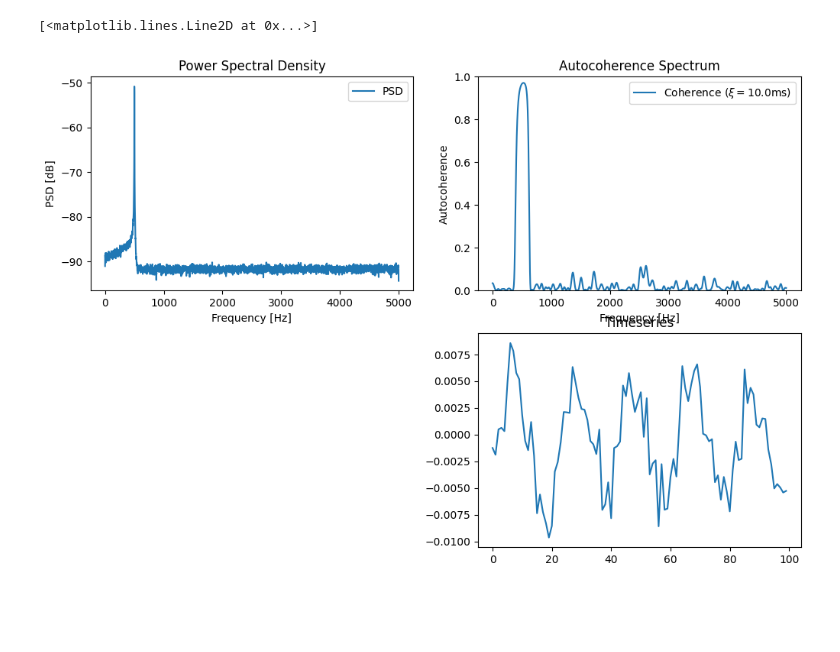
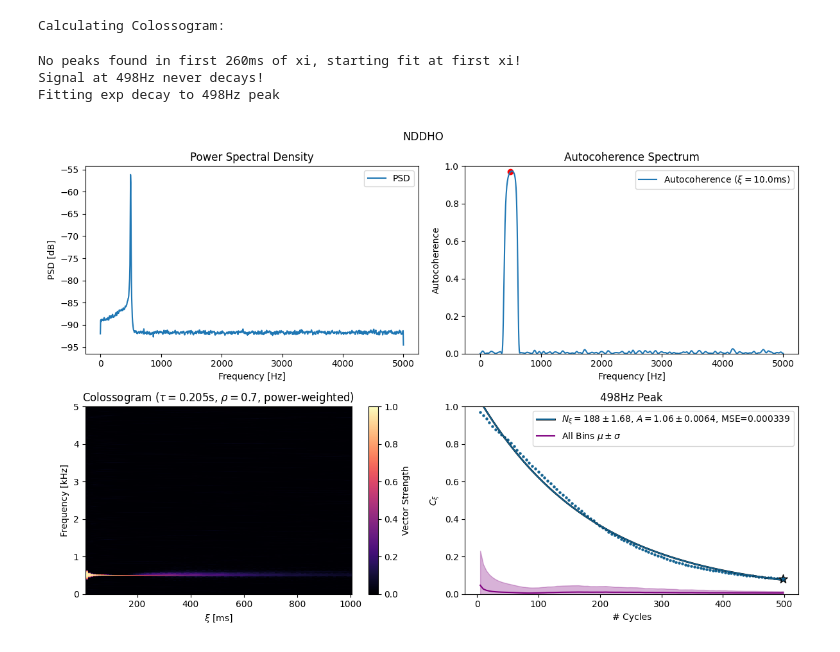
Before and after one commit to seththepeacock/phase_coherence, a Jupyter notebook: nddho_N_xi.ipynb, the cells around one changed output. Saved outputs shown, nothing was run; the diff lists cells and outputs as text; code cells hidden in the pictures; blank space fills up the shorter version.

Commit message:
finished chris nddho analysis

```diff
--- a/nddho_N_xi.ipynb
+++ b/nddho_N_xi.ipynb
@@ -3,17 +3,20 @@ import phaseco as pc
 import numpy as np
 import matplotlib.pyplot as plt
 import time
+%matplotlib widget
 fn = "Data/testV7gamma2.0.wf1.npz"
 fs= 10000  #
 loadData = np.load(fn)
 wf= loadData['arr_0']
+f0 = 500
 # %%
 "Initialize Plot"
 plt.figure(figsize=(12, 8))
+plt.clf()
 
 "Get Welch-averaged power spectral density"
 # --- Parameters ---
-tau = 2**13 # Length of each segment to FFT; power of two for max FFT performance
+tau = 2**11 # Length of each segment to FFT; power of two for max FFT performance
 hop = tau // 2 # How much to hop between adjacent segments; tau // 2 = 50% overlap between segments
 win = 'hann' # Hann window
 scaling = 'density' # Power spectral density scaling
@@ -59,45 +62,56 @@ ref_type = 'next_seg' # This means we reference the phase to the next segment AK
 xi = round(xi_s * fs)
 
 # Calculate coherence of waveform with itself
 f, acoh = pc.get_autocoherence(wf, fs, xi, pw, tau, hop=hop, win_meth=win_meth, ref_type=ref_type)
 
 # Plot
 plt.subplot(2, 2, 2)
 plt.title("Autocoherence Spectrum")
-plt.plot(f, acoh, label=rf'Coherence ($\xi={xi_s*1000:.1f}$ms)')
+plt.plot(f, acoh, label=rf'Autocoherence ($\xi={xi_s*1000:.1f}$ms)')
+# Get the frequency bin of interest and mark it
+f0_idx = np.argmin(np.abs(f-f0))
+plt.scatter(f[f0_idx], acoh[f0_idx], color='red')
 plt.ylim(0, 1)
 plt.xlabel("Frequency [Hz]")
 plt.ylabel("Autocoherence")
 plt.legend()
 
 
 "Get Colossogram"
 # This is a series of autocoherences, one for each xi value, showing how the coherence falls off with increasing reference distance
 
 # --- Parameters ---
 xis = {
     'xi_min_s' : 0.01,
     'xi_max_s' : 1.0,
     'delta_xi_s' : 0.01,
 }
 # the xis parameter can be dict like this to create evenly spaced array from xi_min to xi_max with step delta_xi (can be passed in samples or seconds)
 # ...or it can just be the array of desired xi values (in samples)
 
-# # Calculate colossogram
-# print("Calculating Colossogram:")
-# xis_s, f, colossogram = pc.get_colossogram(wf, fs, xis, pw, tau, hop=hop, win_meth=win_meth)
+# Calculate colossogram
+print("Calculating Colossogram:")
+xis_s, f, colossogram = pc.get_colossogram(wf, fs, xis, pw, tau, hop=hop, win_meth=win_meth)
 
-# # Plot colossogram
-# plt.subplot(2, 2, 3)
-# pc.plot_colossogram(xis_s, f, colossogram)
-# plt.suptitle("Sinusoid with Brownian Phase Noise")
-# plt.title(rf"Colossogram ($\tau={tau_s:.3f}$s, $\rho={rho}$)")
-# plt.tight_layout()
-# plt.show()
+# Plot colossogram
+plt.subplot(2, 2, 3)
+pc.plot_colossogram(xis_s, f, colossogram)
+plt.title(rf"Colossogram ($\tau={tau_s:.3f}$s, $\rho={rho}$, power-weighted)")
+
+# Extract N_xi
+N_xi, fit_dict = pc.get_N_xi(xis_s, f, colossogram, f0)
 
 plt.subplot(2, 2, 4)
-plt.title("Timeseries")
-plt.plot(wf[300000:30000])
+pc.plot_N_xi_fit(fit_dict)
+
+
+# Wrap it up
+plt.suptitle("NDDHO")
+plt.tight_layout()
+plt.show()
 # %% [output]
-[<matplotlib.lines.Line2D at 0x...>]
+Calculating Colossogram:
+No peaks found in first 260ms of xi, starting fit at first xi!
+Signal at 498Hz never decays!
+Fitting exp decay to 498Hz peak
-[figure, old version]
+[figure, new version]
```
Also changed, not shown: 27 other files.
